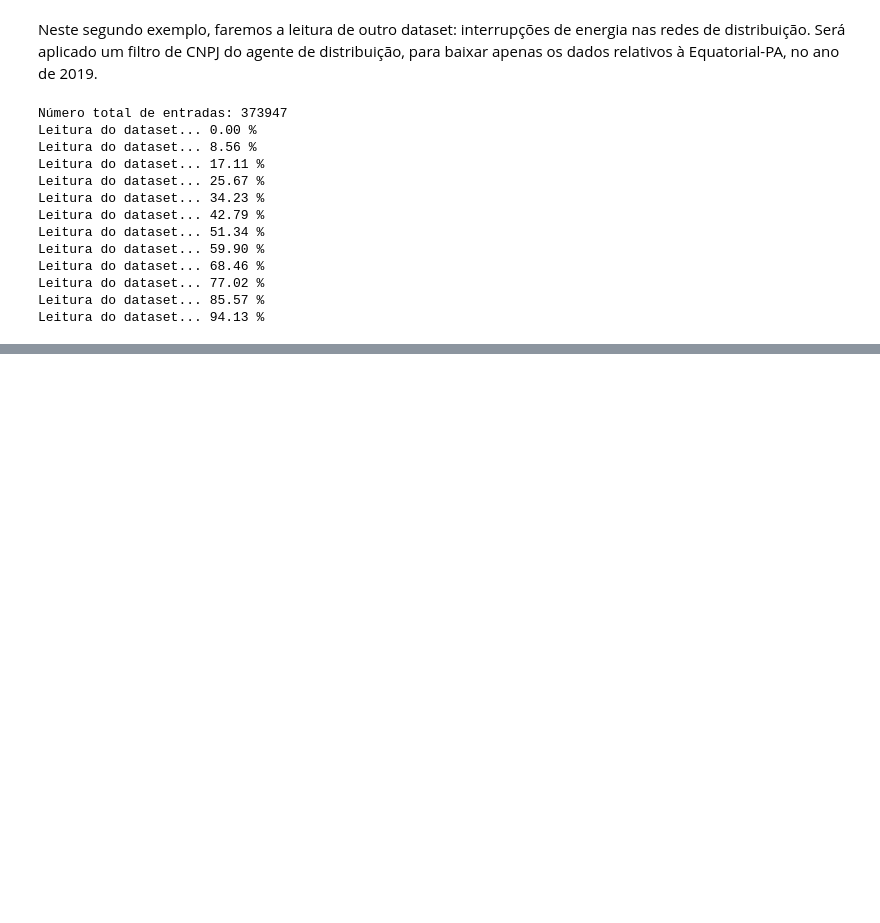
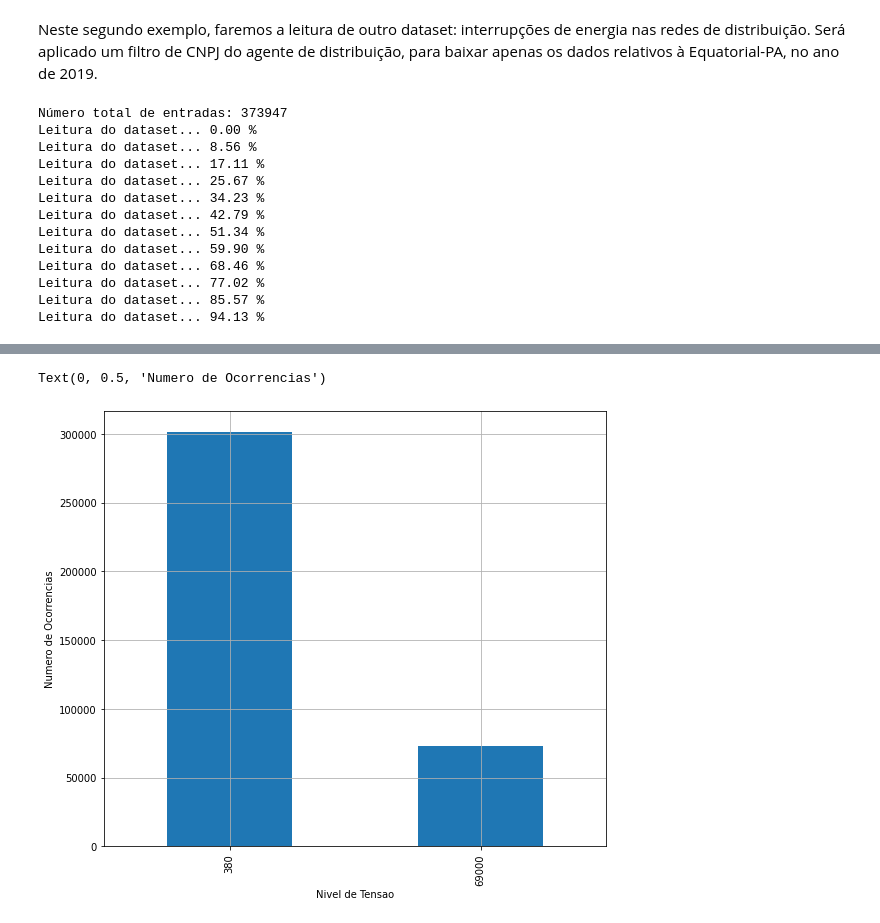
Before and after one commit to pedrotorres08/DadosSetorEletrico, a Jupyter notebook: DadosAbertosANEEL.ipynb, the cells around one changed output, grey strips where cells are left out. Cells and saved outputs as stored; diff of their text form; code cells hidden in the pictures; blank space fills up the shorter version.

```diff
--- a/DadosAbertosANEEL.ipynb
+++ b/DadosAbertosANEEL.ipynb
@@ -166,0 +131,7 @@ Name: Ocorrencias, dtype: int64
+# %%
+ax = df_res.groupby('NumNivelTensao').count().Ocorrencias.sort_values(ascending=False).plot(kind="bar", figsize=(9, 8), grid=True)
+ax.set_xlabel("Nivel de Tensao")
+ax.set_ylabel("Numero de Ocorrencias")
+# %% [output]
+Text(0, 0.5, 'Numero de Ocorrencias')
+[figure, added]
```
Also changed, not shown: parts of 9 cells of this notebook.
